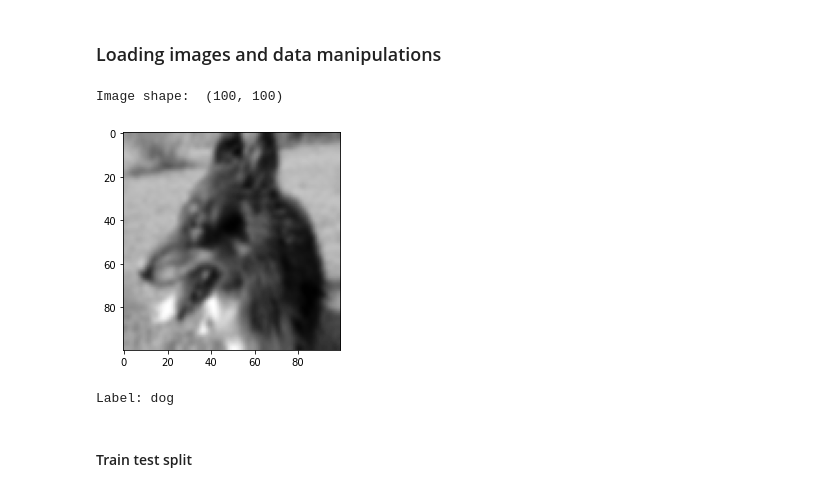
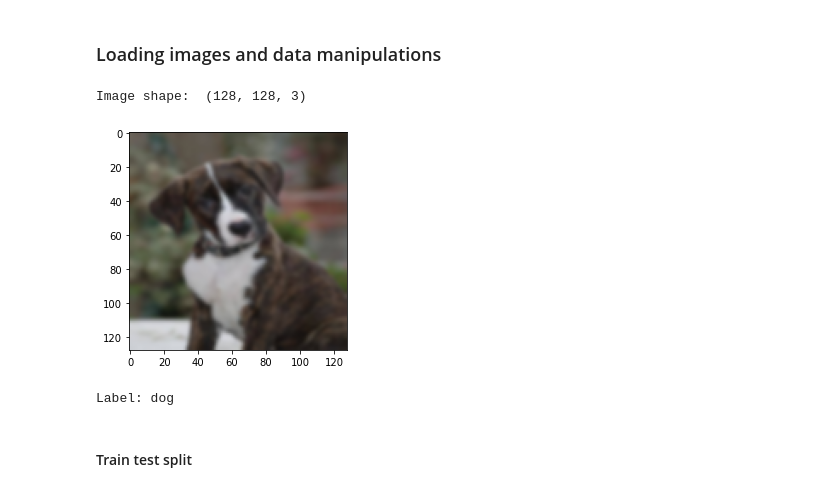
Before and after one commit to yngalxx/Computer_Vision, a Jupyter notebook: Cats_and_dogs/Cats_dogs_recognition.ipynb, the cells around one changed output. Drawn from its saved outputs; the diff is of its cells as text; code cells hidden in the pictures.

```diff
--- a/Cats_and_dogs/Cats_dogs_recognition.ipynb
+++ b/Cats_and_dogs/Cats_dogs_recognition.ipynb
@@ -51,3 +48,11 @@ height, width = 100, 100
+# %%
+# resizing variables
+height, width = 128, 128
+gray_scale = False
+if gray_scale == True:
+    channels = 1
+else:
+    channels = 3
 # %%
 def load_photo_and_preprocess(
     path_to_images,
@@ -55,6 +60,7 @@ def load_photo_and_preprocess(
     class_2,
     height,
     width,
+    gray_scale = True,
 ):
     X = []
     y = []
@@ -66,7 +72,10 @@ def load_photo_and_preprocess(
         # Denoise
         img = cv2.GaussianBlur(img, (5, 5), 0)
         # Grayscale
-        img = cv2.cvtColor(img, cv2.COLOR_BGR2GRAY)
+        if gray_scale == True:
+            img = cv2.cvtColor(img, cv2.COLOR_BGR2GRAY)
+        else:
+            pass
         # Normalization
         img = img/255
         X.append(img)
@@ -90,15 +99,30 @@ X, y = load_photo_and_preprocess(
     'dog',
     height,
     width,
+    gray_scale = gray_scale,
 )
 # %%
 print("Image shape: ", X[0].shape)
 # %% [output]
-Image shape:  (100, 100)
+Image shape:  (128, 128, 3)
 # %%
-def plot_image(index, X, y, class_1, class_2):
-    # plot one random image
-    plt.imshow(X[index], cmap='gray')
+def plot_image(
+    index,
+    X,
+    y,
+    class_1,
+    class_2,
+    gray_scale = True,
+):
+    if gray_scale == True:
+        plt.imshow(X[index], cmap='gray')
+    else:
+        img = X[index]
+        # opencv only supports image display and operation of float32,
+        # then float64 is a numpy data type, which is not supported in opencv.
+        img = img.astype('float32')
+        img = cv2.cvtColor(img, cv2.COLOR_BGRA2RGB)
+        plt.imshow(img)
     plt.show()
     if y[index][0] == 1:
         label = class_1
@@ -106,9 +130,9 @@ def plot_image(index, X, y, class_1, class_2):
         label = class_2
     print(f"Label: {label}")
 # %%
-plot_image(np.random.randint(len(X)), X, y, 'cat', 'dog')
+plot_image(np.random.randint(len(X)), X, y, 'cat', 'dog', gray_scale = gray_scale)
 # %% [output]
-[figure, old version]
+[figure, new version]
 Label: dog
 # %% [markdown]
 #### Train test split
```
Also changed, not shown: parts of 12 cells of this notebook.
